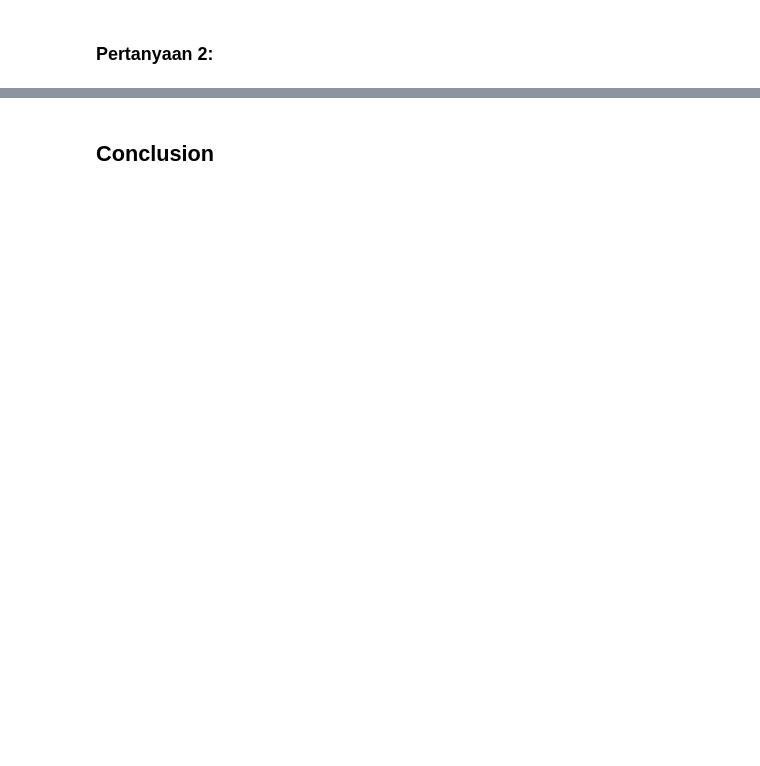
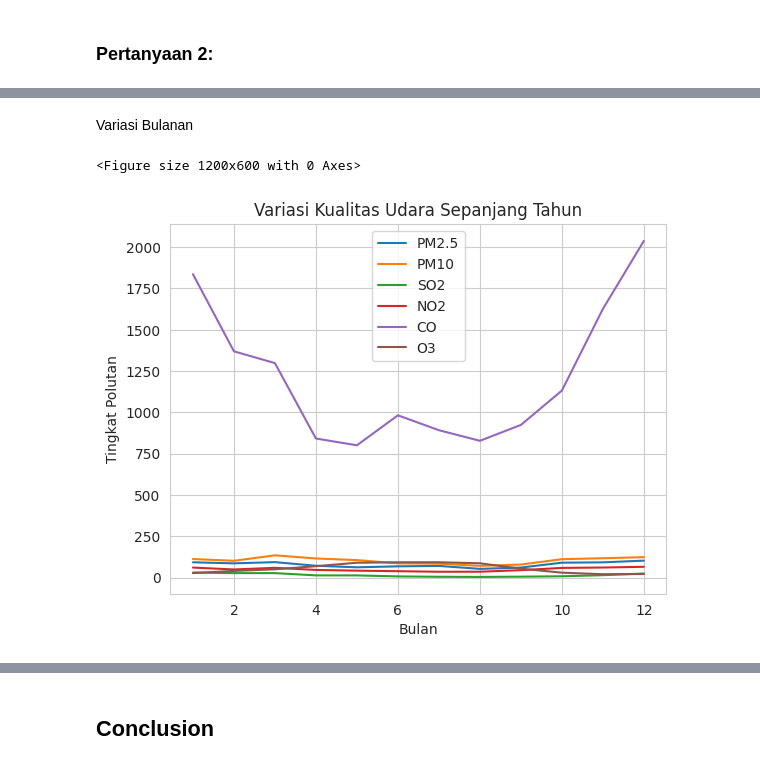
Before and after one commit to afdanirawan/submission, a Jupyter notebook: notebook.ipynb, the cells around one changed output, grey strips where cells are left out. Drawn from its saved outputs; the diff is of its cells as text; code cells hidden in the pictures; blank space fills up the shorter version.

```diff
--- a/notebook.ipynb
+++ b/notebook.ipynb
@@ -398,0 +436,13 @@ plt.show()
+# %% [markdown]
+Variasi Bulanan
+# %%
+plt.figure(figsize=(12, 6))
+monthly_variation.plot()
+plt.title('Variasi Kualitas Udara Sepanjang Tahun')
+plt.xlabel('Bulan')
+plt.ylabel('Tingkat Polutan')
+plt.legend(loc='best')
+plt.show()
+# %% [output]
+<Figure size 1200x600 with 0 Axes>
+[figure, added]
```
Also changed, not shown: parts of 102 cells of this notebook, 4 other files.
